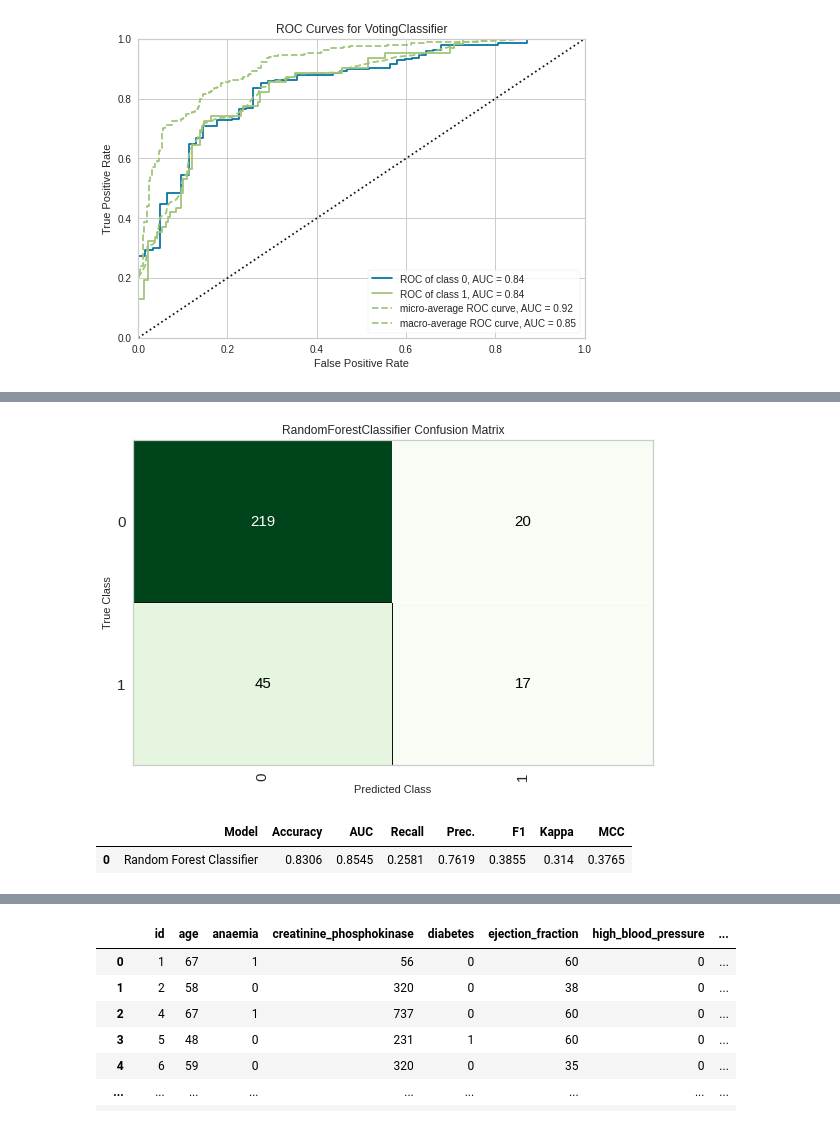
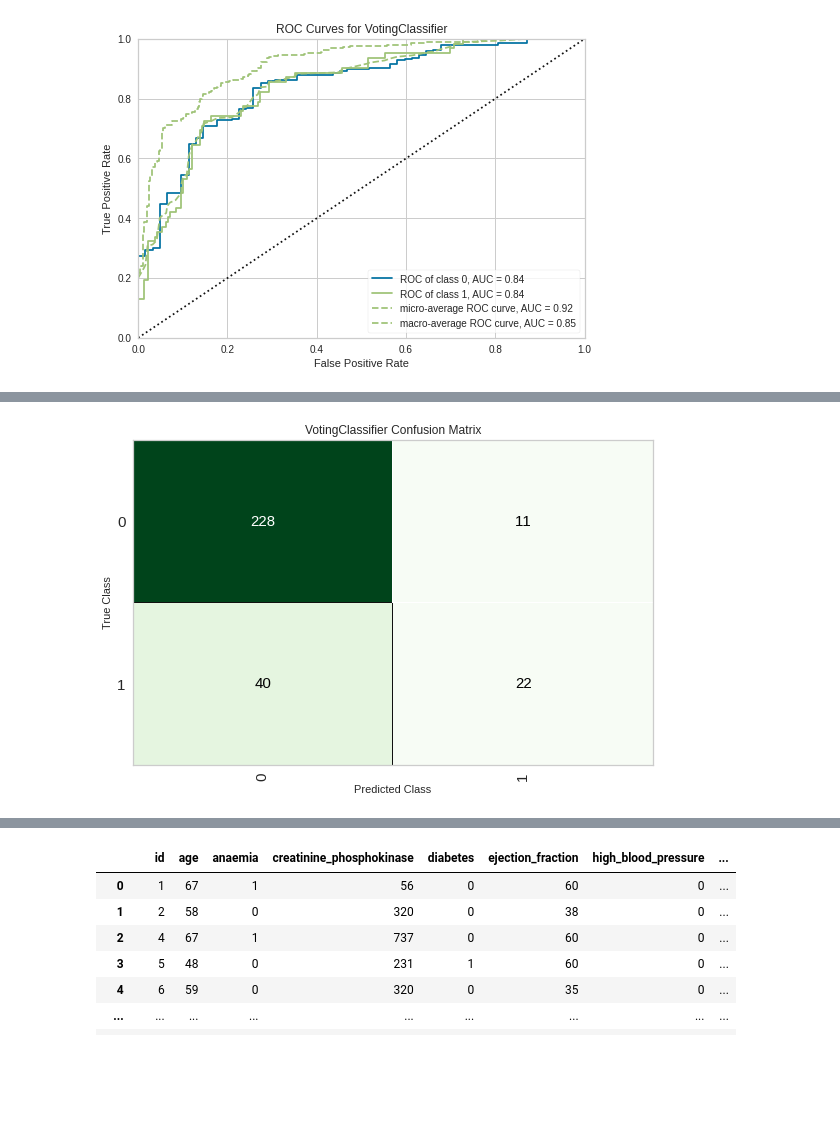
Before and after one commit to Ryo-Tanohata/sig_beginner9, a Jupyter notebook: PyCaret_emsamble_beginner9.ipynb, the cells around one changed output, grey strips where cells are left out. Drawn from its saved outputs; the diff is of its cells as text; code cells hidden in the pictures; blank space fills up the shorter version.

```diff
--- a/PyCaret_emsamble_beginner9.ipynb
+++ b/PyCaret_emsamble_beginner9.ipynb
@@ -345,9 +304,4 @@ plot_model(tuned_model, plot='feature')
 # %%
-plot_model(tuned_model, plot = 'confusion_matrix')
+plot_model(ensemble, plot = 'confusion_matrix')
 # %% [output]
-[figure, old version]
+[figure, new version]
-# %%
-rf_predict = predict_model(rf)
-# %% [output]
-|  | Model | Accuracy | AUC | Recall | Prec. | F1 | Kappa | MCC |
-| 0 | Random Forest Classifier | 0.8306 | 0.8545 | 0.2581 | 0.7619 | 0.3855 | 0.314 | 0.3765 |
```
Also changed, not shown: parts of 15 cells of this notebook.
